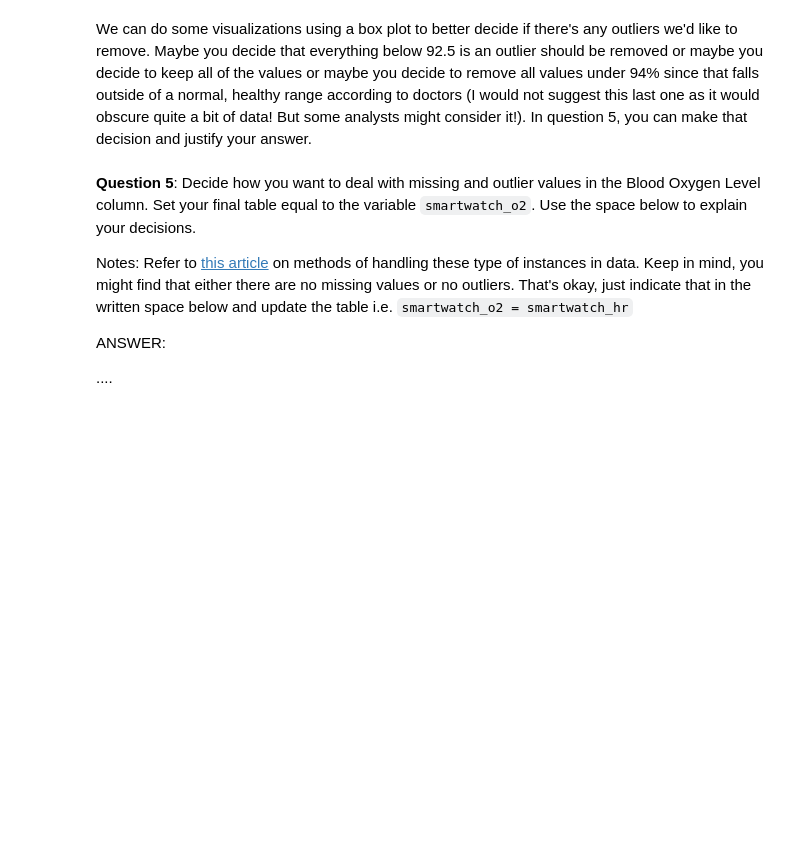
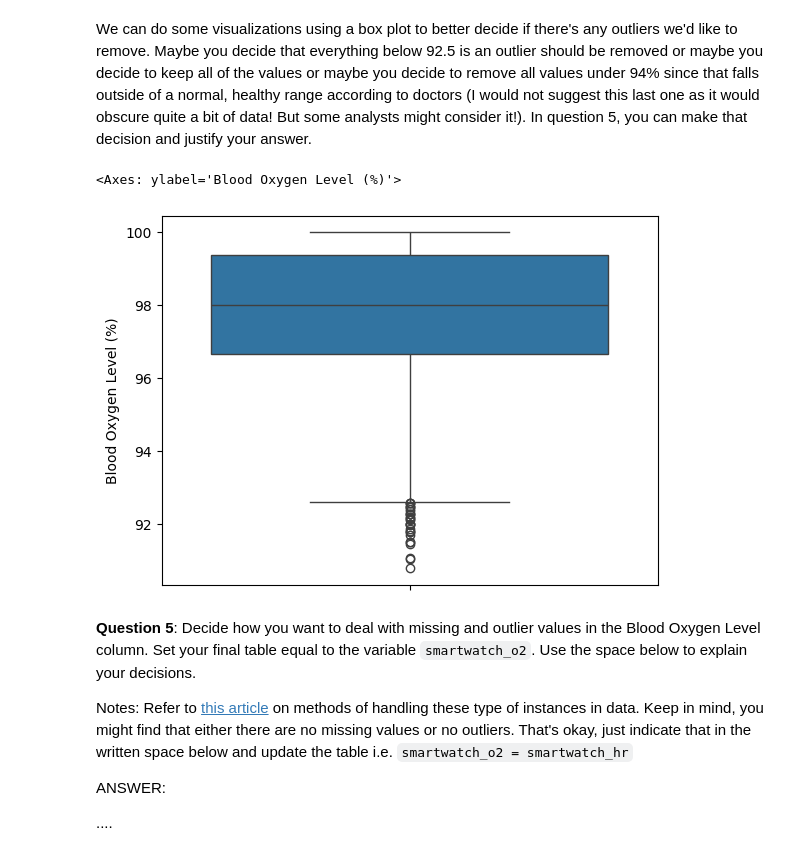
Before and after one commit to BMC-Intersectional-Data-Feminism/exercise-2-data-cleaning-and-analysis-gforesman, a Jupyter notebook: exercise2.ipynb, the cells around one changed output. Saved outputs shown, nothing was run; the diff lists cells and outputs as text; code cells hidden in the pictures; blank space fills up the shorter version.

```diff
--- a/exercise2.ipynb
+++ b/exercise2.ipynb
@@ -194,7 +231,10 @@ check('tests/q4.py')
 # %% [markdown]
 We can do some visualizations using a box plot to better decide if there's any outliers we'd like to remove. Maybe you decide that everything below 92.5 is an outlier should be removed or maybe you decide to keep all of the values or maybe you decide to remove all values under 94% since that falls outside of a normal, healthy range according to doctors (I would not suggest this last one as it would obscure quite a bit of data! But some analysts might consider it!). In question 5, you can make that decision and justify your answer.
 # %%
-sns.boxplot(smartwatch['Blood Oxygen Level (%)'])
+sns.boxplot(smartwatch_hr['Blood Oxygen Level (%)'])
+# %% [output]
+<Axes: ylabel='Blood Oxygen Level (%)'>
+[figure, added]
 # %% [markdown]
 **Question 5**: Decide how you want to deal with missing and outlier values in the Blood Oxygen Level column. Set your final table equal to the variable `smartwatch_o2`. Use the space below to explain your decisions.
 
```
Also changed, not shown: parts of 62 cells of this notebook, 6 other files.
